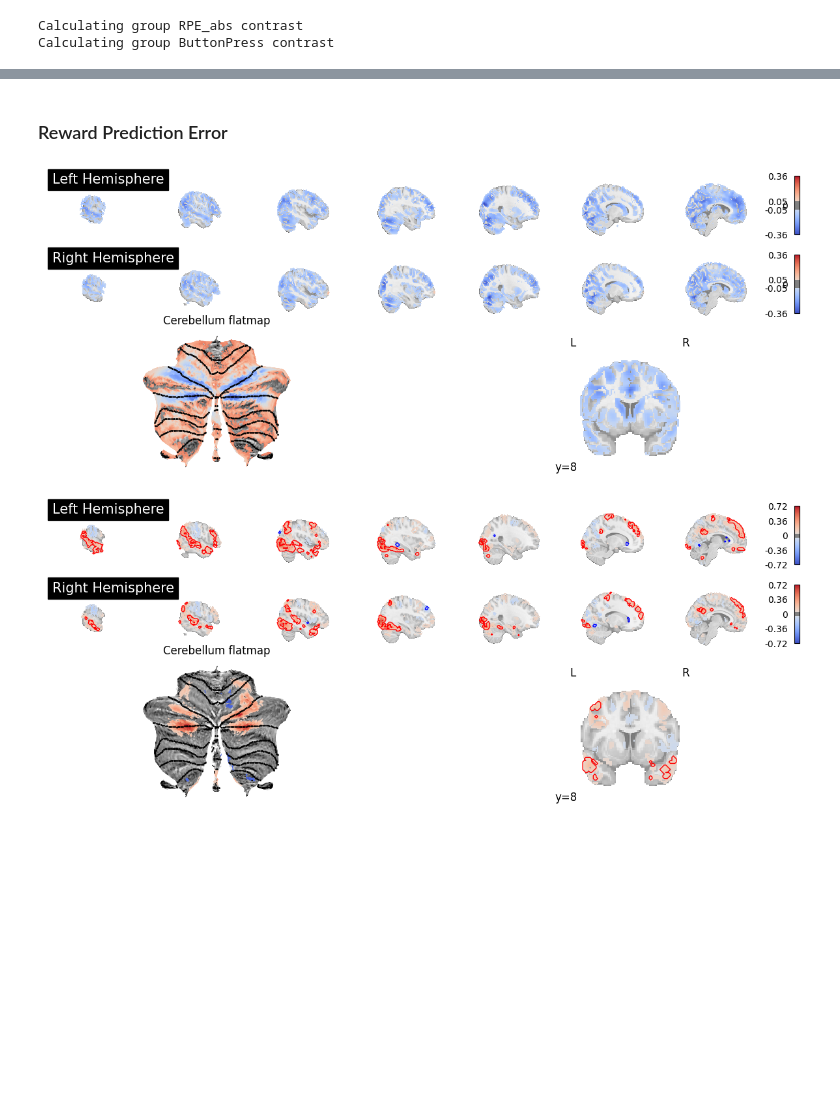
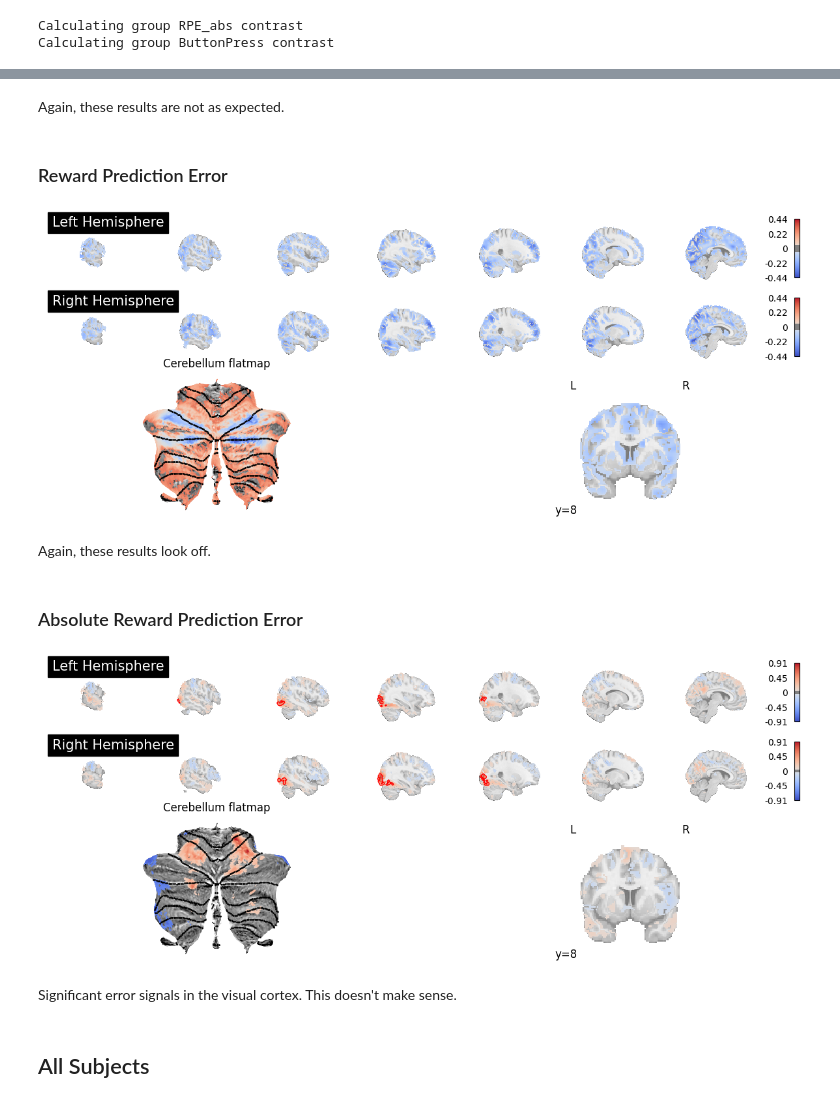
Before and after one commit to hspopal/scon_social_reward, a Jupyter notebook: code/neuron_code/rl_2nd_level.ipynb, the cells around one changed output, grey strips where cells are left out. Drawn from its saved outputs; the diff is of its cells as text; code cells hidden in the pictures; blank space fills up the shorter version.

Commit message:
group differences

```diff
--- a/code/neuron_code/rl_2nd_level.ipynb
+++ b/code/neuron_code/rl_2nd_level.ipynb
@@ -143,14 +241,20 @@ helpful_functions.plot_transparent_threshold(filename, thresh=.05, mc_alpha=0.00
+# %% [markdown]
+Again, these results are not as expected.
 # %% [markdown]
 ### Reward Prediction Error
 # %%
-filename = data_dir+'/group/'+'not_asd_SR_RPE'
+filename = data_dir+'/group/'+'asd_SR_RPE'
 
 helpful_functions.plot_transparent_threshold(filename, thresh=.05, mc_alpha=0.005)
 # %% [output]
-[figure, old version]
+[figure, new version]
+# %% [markdown]
+Again, these results look off.
+# %% [markdown]
+### Absolute Reward Prediction Error
 # %%
-filename = data_dir+'/group/'+'not_asd_SR_RPE_abs'
+filename = data_dir+'/group/'+'asd_SR_RPE_abs'
 
 helpful_functions.plot_transparent_threshold(filename, thresh=.05, mc_alpha=0.005)
 # %% [output]
-[figure, old version]
+[figure, new version]
@@ -158,0 +261,4 @@ plot_stat_map
+# %% [markdown]
+Significant error signals in the visual cortex. This doesn't make sense.
+# %% [markdown]
+## All Subjects
```
Also changed, not shown: parts of 28 cells of this notebook, 7 other files.
